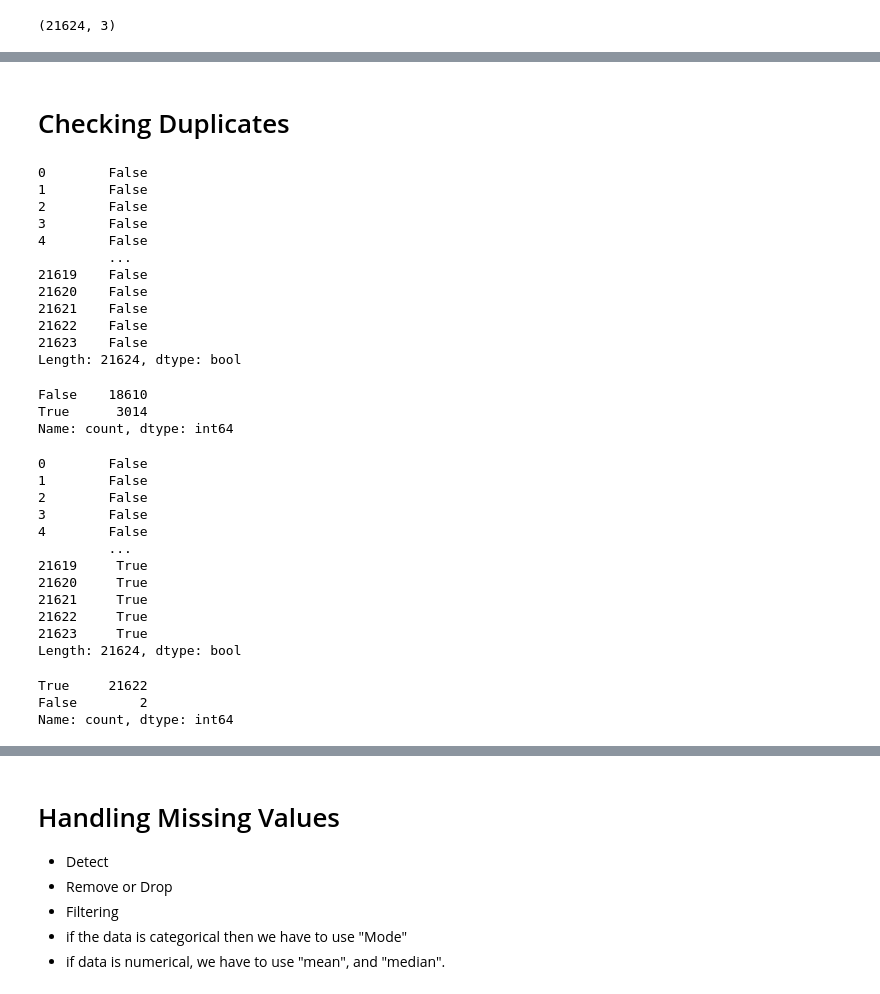
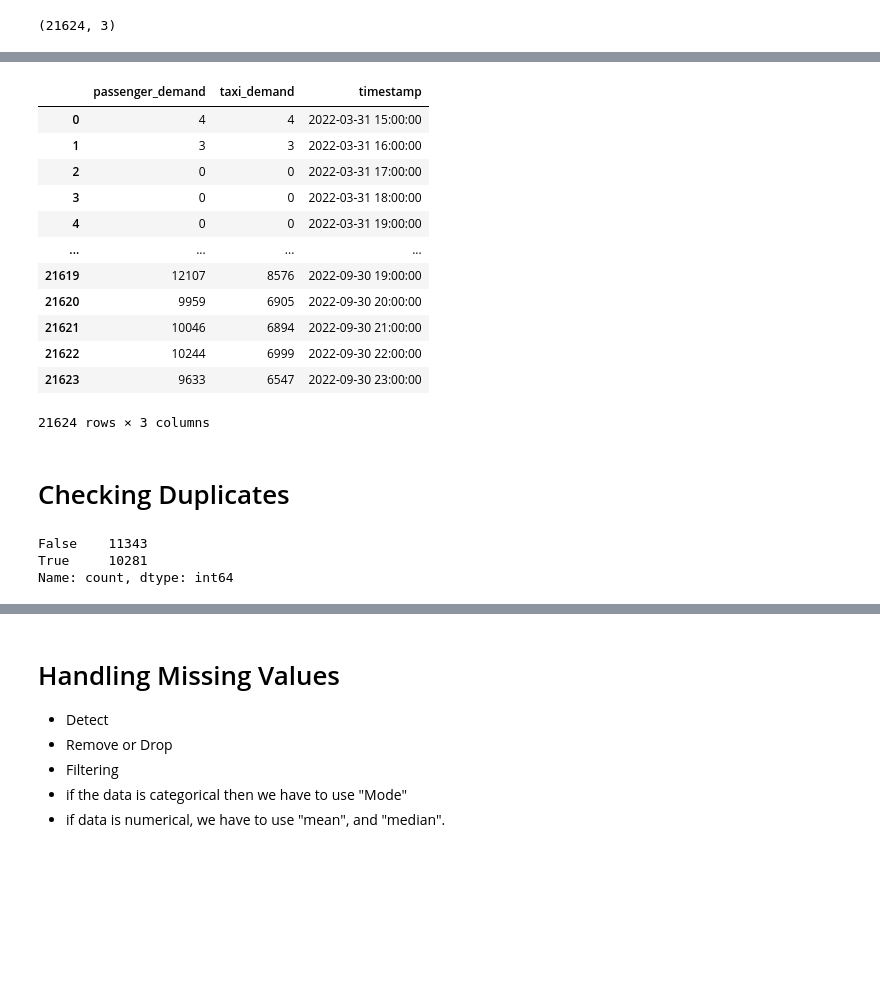
Before and after one commit to skhapijulhossen/uber-taxi-demand, a Jupyter notebook: notebooks/b_PreProcess/b_cleaning-rasel.ipynb, the cells around one changed output, grey strips where cells are left out. Drawn from its saved outputs; the diff is of its cells as text; code cells hidden in the pictures; blank space fills up the shorter version.

```diff
--- a/notebooks/b_PreProcess/b_cleaning-rasel.ipynb
+++ b/notebooks/b_PreProcess/b_cleaning-rasel.ipynb
@@ -22,0 +48,2 @@ data.shape
+# %%
+df = data.copy()
@@ -23,51 +70,27 @@ data.shape
+# %%
+df
+# %% [output]
+|  | passenger_demand | taxi_demand | timestamp |
+| 0 | 4 | 4 | 2022-03-31 15:00:00 |
+| 1 | 3 | 3 | 2022-03-31 16:00:00 |
+| 2 | 0 | 0 | 2022-03-31 17:00:00 |
+| 3 | 0 | 0 | 2022-03-31 18:00:00 |
+| 4 | 0 | 0 | 2022-03-31 19:00:00 |
+| ... | ... | ... | ... |
+| 21619 | 12107 | 8576 | 2022-09-30 19:00:00 |
+| 21620 | 9959 | 6905 | 2022-09-30 20:00:00 |
+| 21621 | 10046 | 6894 | 2022-09-30 21:00:00 |
+| 21622 | 10244 | 6999 | 2022-09-30 22:00:00 |
+| 21623 | 9633 | 6547 | 2022-09-30 23:00:00 |
+21624 rows × 3 columns
 # %% [markdown]
 # Checking Duplicates
-# %%
-duplicates = data.duplicated()
-print(duplicates)
-# %% [output]
-0        False
-1        False
-2        False
-3        False
-4        False
-         ...
-21619    False
-21620    False
-21621    False
-21622    False
-21623    False
-Length: 21624, dtype: bool
 # %%
 # Check for duplicate values
-value_counts  = data.duplicated().value_counts()
+value_counts  = df.duplicated(subset='timestamp').value_counts()
 print(value_counts )
 # %% [output]
-False    18610
-True      3014
+False    11343
+True     10281
 Name: count, dtype: int64
-# %%
-duplicates_subset = data.duplicated(subset=['tpep_pickup_datetime'])
-print(duplicates_subset)
-# %% [output]
-0        False
-1        False
-2        False
-3        False
-4        False
-         ...
-21619     True
-21620     True
-21621     True
-21622     True
-21623     True
-Length: 21624, dtype: bool
-# %%
-# Check for duplicate values
-value_counts_subset  = duplicates_subset.duplicated().value_counts()
-print(value_counts_subset )
-# %% [output]
-True     21622
-False        2
-Name: count, dtype: int64
 # %% [markdown]
```
Also changed, not shown: parts of 71 cells of this notebook, 3 other files.
